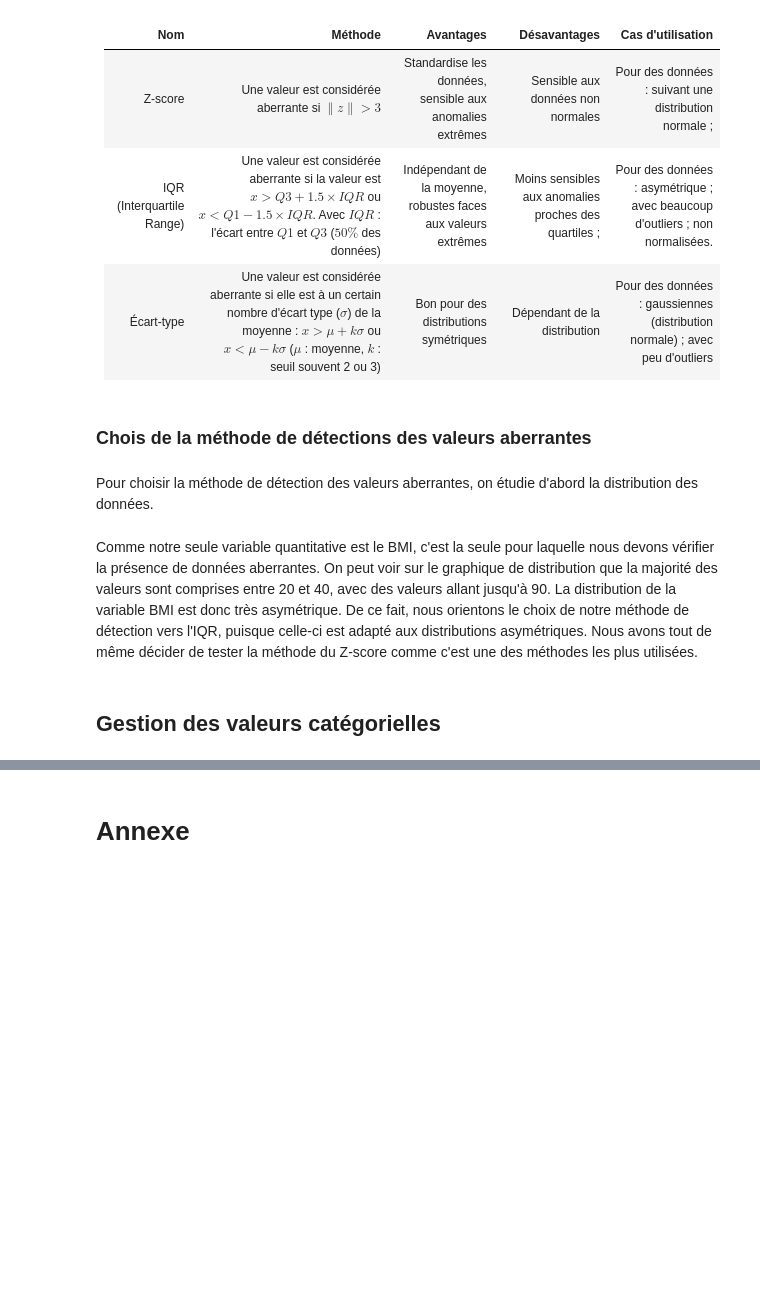
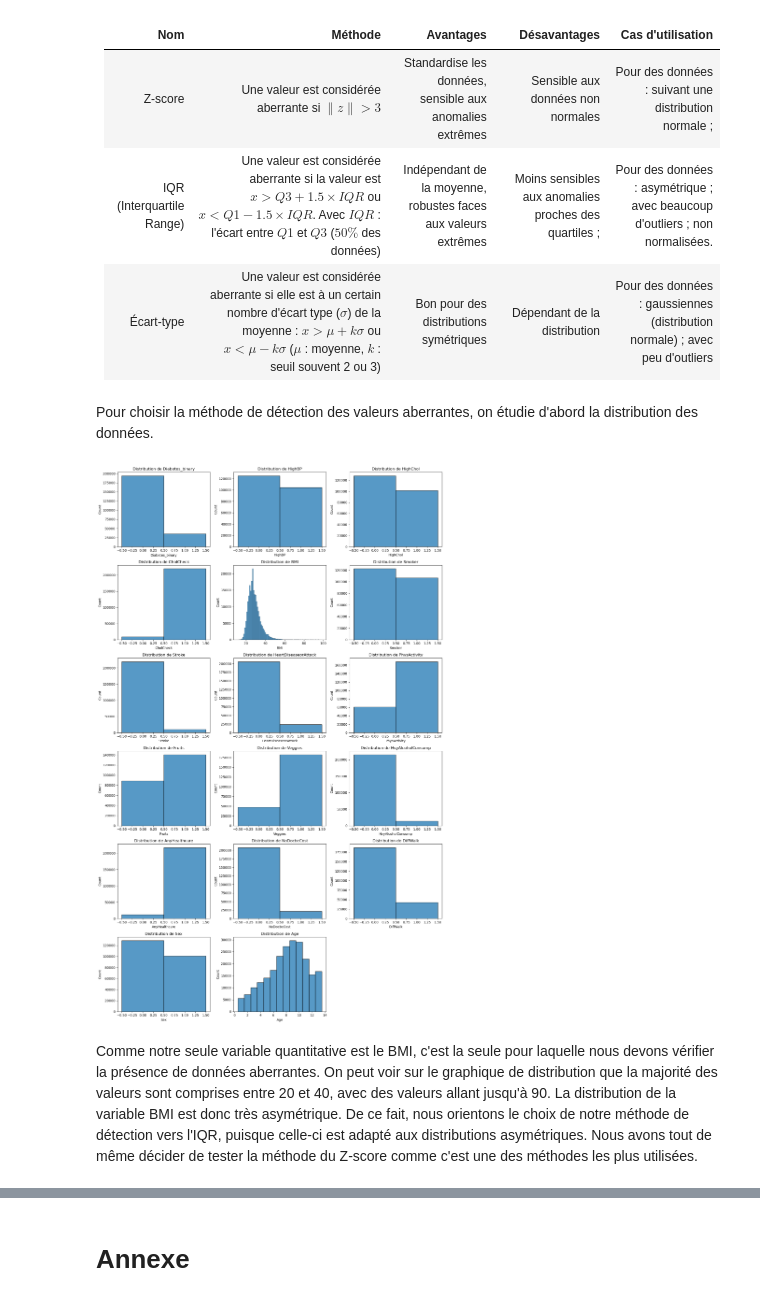
Before and after one commit to 0xybo/CESI_A4_IA_DeepLearning, a Jupyter notebook: Livrable 1.ipynb, the cells around one changed output, grey strips where cells are left out. Cells and saved outputs as stored; diff of their text form; code cells hidden in the pictures; blank space fills up the shorter version.

```diff
--- a/Livrable 1.ipynb
+++ b/Livrable 1.ipynb
@@ -208,17 +386,15 @@ Les méthodes statistiques pour détecter les valeurs aberrantes dans un dataset
 | Z-score                   | Une valeur est considérée aberrante si $\|z\| > 3$                                                                                                                                           | Standardise les données, sensible aux anomalies extrêmes       | Sensible aux données non normales                     | Pour des données : suivant une distribution normale ;                        |
 | IQR (Interquartile Range) | Une valeur est considérée aberrante si la valeur est $x>Q3+1.5\times IQR$ ou $x<Q1-1.5\times IQR$. Avec $IQR$ : l'écart entre $Q1$ et $Q3$ ($50\%$ des données)                              | Indépendant de la moyenne, robustes faces aux valeurs extrêmes | Moins sensibles aux anomalies proches des quartiles ; | Pour des données : asymétrique ; avec beaucoup d'outliers ; non normalisées. |
 | Écart-type                | Une valeur est considérée aberrante si elle est à un certain nombre d'écart type ($\sigma$) de la moyenne : $x>\mu+k\sigma$ ou $x<\mu-k\sigma$ ($\mu$ : moyenne, $k$ : seuil souvent 2 ou 3) | Bon pour des distributions symétriques                         | Dépendant de la distribution                          | Pour des données : gaussiennes (distribution normale) ; avec peu d'outliers  |
-# %% [markdown]
-### Chois de la méthode de détections des valeurs aberrantes
 # %% [markdown]
 Pour choisir la méthode de détection des valeurs aberrantes, on étudie d'abord la distribution des données.
 # %%
-dataset.draw_distributions(show=True)
+dataset.draw_distributions()
+# %% [output]
+[figure, added]
 # %% [markdown]
 Comme notre seule variable quantitative est le BMI, c'est la seule pour laquelle nous devons vérifier la présence de données aberrantes.
 On peut voir sur le graphique de distribution que la majorité des valeurs sont comprises entre 20 et 40, avec des valeurs allant jusqu'à 90.
 La distribution de la variable BMI est donc très asymétrique.
 De ce fait, nous orientons le choix de notre méthode de détection vers l'IQR, puisque celle-ci est adapté aux distributions asymétriques.
 Nous avons tout de même décider de tester la méthode du Z-score comme c'est une des méthodes les plus utilisées.
-# %% [markdown]
-## Gestion des valeurs catégorielles
```
Also changed, not shown: parts of 56 cells of this notebook, 2 other files.
